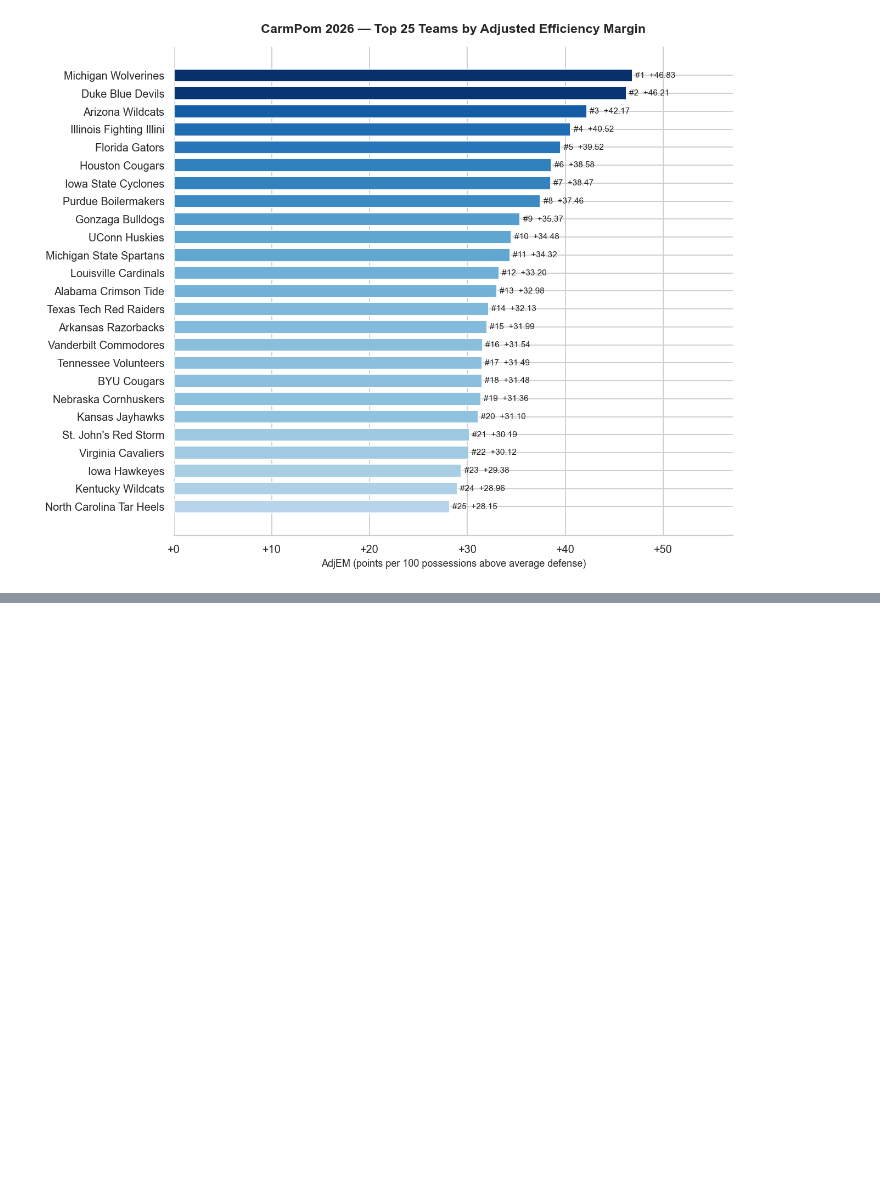
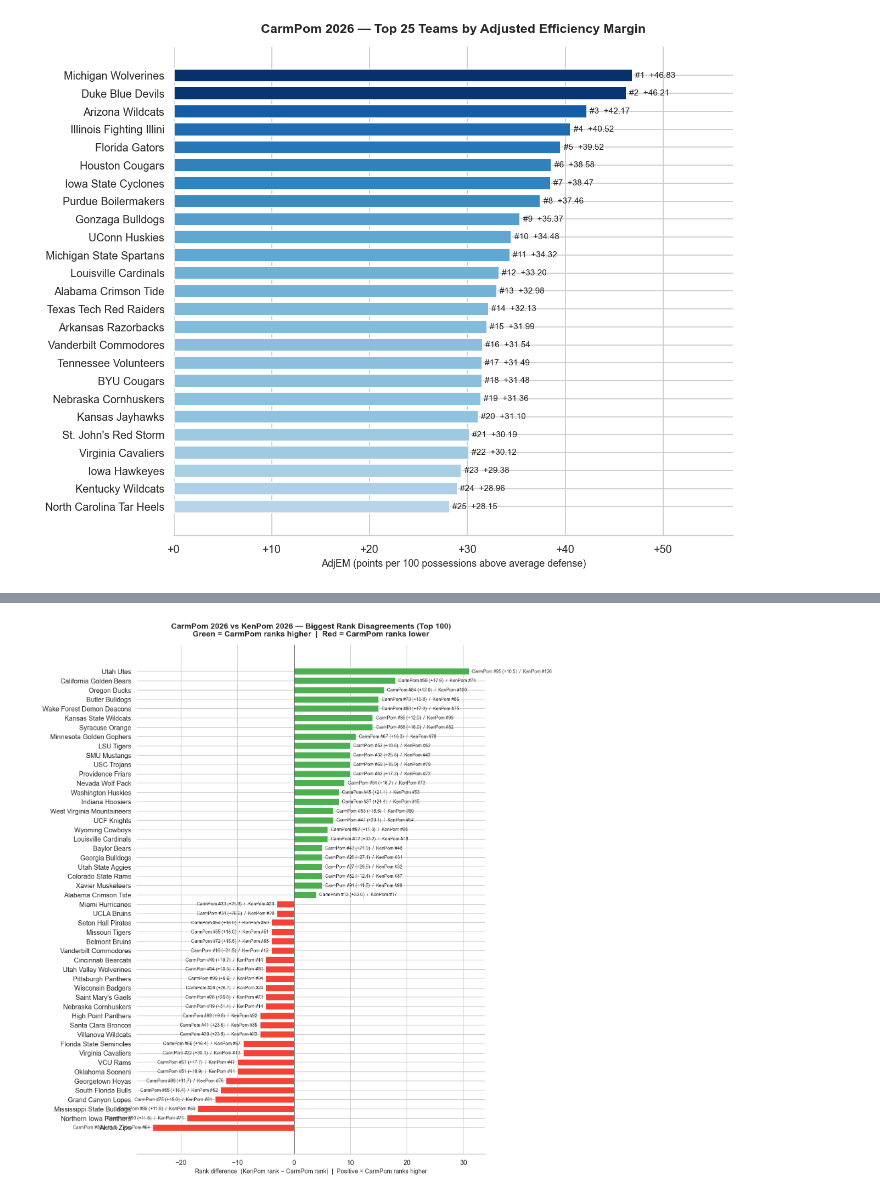
Before and after one commit to cgalgano/CarmPom, a Jupyter notebook: analysis.ipynb, the cells around one changed output, grey strips where cells are left out. Cells and saved outputs as stored; diff of their text form; code cells hidden in the pictures; blank space fills up the shorter version.

```diff
--- a/analysis.ipynb
+++ b/analysis.ipynb
@@ -266,0 +272,79 @@ plt.show()
+# %%
+
+# Load pre-built KenPom 2026 ranks derived from data/kaggle/KenPom2026.csv
+# (scraped from kenpom.com; name-matched to CarmPom db_team_ids via team_id_map.csv)
+# Columns: kp_name, kp_rank, db_team_id
+kp_ranks = pd.read_csv(ROOT / "data" / "kenpom2026_ranks.csv")
+print(f"KenPom 2026 — teams loaded: {len(kp_ranks)}")
+
+# Pull CarmPom 2026 ranks + metadata from DB
+with SessionLocal() as session:
+    cp_rows = (
+        session.query(CarmPomRating.team_id, CarmPomRating.rank)
+        .filter(CarmPomRating.season == 2026)
+        .order_by(CarmPomRating.rank)
+        .all()
+    )
+
+cp_ids = pd.DataFrame(cp_rows, columns=["team_id", "cp_rank"])
+cp_ids["team_id"] = cp_ids["team_id"].astype(int)
+
+# Attach team name/conf/AdjEM from the already-loaded `rankings` DataFrame
+cp_full = cp_ids.merge(
+    rankings[["Rank", "Team", "Conf", "AdjEM"]].rename(columns={"Rank": "cp_rank", "AdjEM": "cp_adjem"}),
+    on="cp_rank",
+)
+
+# Join CarmPom with KenPom ranks on db_team_id
+compare = (
+    cp_full
+    .merge(kp_ranks[["db_team_id", "kp_rank", "kp_name"]], left_on="team_id", right_on="db_team_id", how="inner")
+    .drop_duplicates(subset="team_id")
+)
+print(f"Teams matched: {len(compare)}")
+
+# rank_diff > 0: CarmPom ranks HIGHER (lower number), KenPom has them lower
+compare["rank_diff"] = compare["kp_rank"] - compare["cp_rank"]
+
+# Focus on CarmPom top 100
+top100 = compare[compare["cp_rank"] <= 100].copy()
+print(f"Top-100 CarmPom teams matched: {len(top100)}")
+
+n = 25
+top_higher = top100.nlargest(n, "rank_diff")
+top_lower  = top100.nsmallest(n, "rank_diff")
+plot_disc  = pd.concat([top_higher, top_lower]).drop_duplicates(subset="team_id").sort_values("rank_diff")
+
+bar_colors = ["#4CAF50" if v > 0 else "#F44336" for v in plot_disc["rank_diff"]]
+
+fig, ax = plt.subplots(figsize=(12, 13))
+bars = ax.barh(plot_disc["Team"], plot_disc["rank_diff"], color=bar_colors, edgecolor="white", height=0.72)
+
+for bar, (_, row) in zip(bars, plot_disc.iterrows()):
+    x = bar.get_width()
+    label = f"CarmPom #{int(row['cp_rank'])} ({row['cp_adjem']:+.1f})  /  KenPom #{int(row['kp_rank'])}"
+    ax.text(
+        x + (0.5 if x >= 0 else -0.5),
+        bar.get_y() + bar.get_height() / 2,
+        label,
+        va="center", ha="left" if x >= 0 else "right",
+        fontsize=7.5, color="#333",
+    )
+
+ax.axvline(0, color="#555", linewidth=1.0)
+ax.set_xlabel("Rank difference  (KenPom rank − CarmPom rank)  |  Positive = CarmPom ranks higher", fontsize=10)
+ax.set_title(
+    "CarmPom 2026 vs KenPom 2026 — Biggest Rank Disagreements (Top 100)\n"
+    "Green = CarmPom ranks higher  |  Red = CarmPom ranks lower",
+    fontsize=13, fontweight="bold", pad=14,
+)
+sns.despine(left=True, bottom=False)
+plt.tight_layout()
+plt.show()
+
+cols = ["Team", "Conf", "cp_rank", "cp_adjem", "kp_rank", "rank_diff"]
+print(f"\nTop 10 — CarmPom ranks HIGHER than KenPom (top 100):")
+print(top100.nlargest(10, "rank_diff")[cols].to_string(index=False))
+print(f"\nTop 10 — CarmPom ranks LOWER than KenPom (top 100):")
+print(top100.nsmallest(10, "rank_diff")[cols].to_string(index=False))
+# %% [output]
@@ -266,0 +354 @@ plt.show()
+[figure, added]
```
Also changed, not shown: parts of 2 cells of this notebook, 11 other files.
